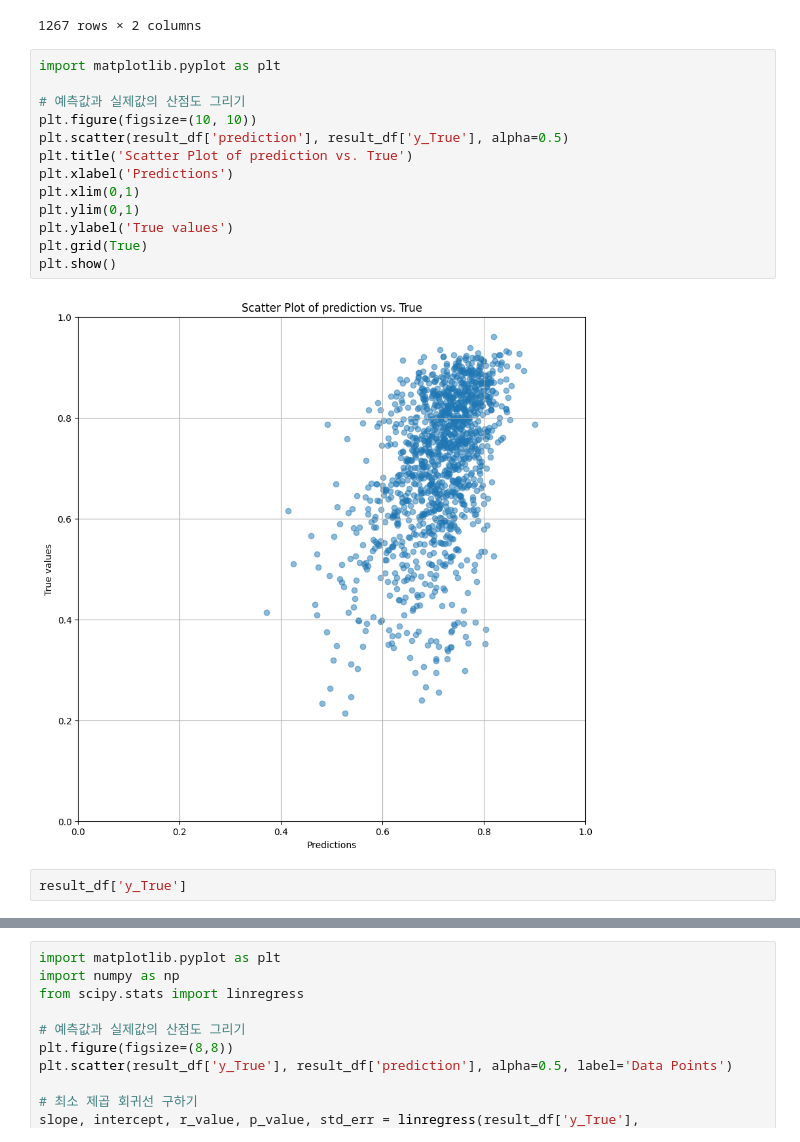
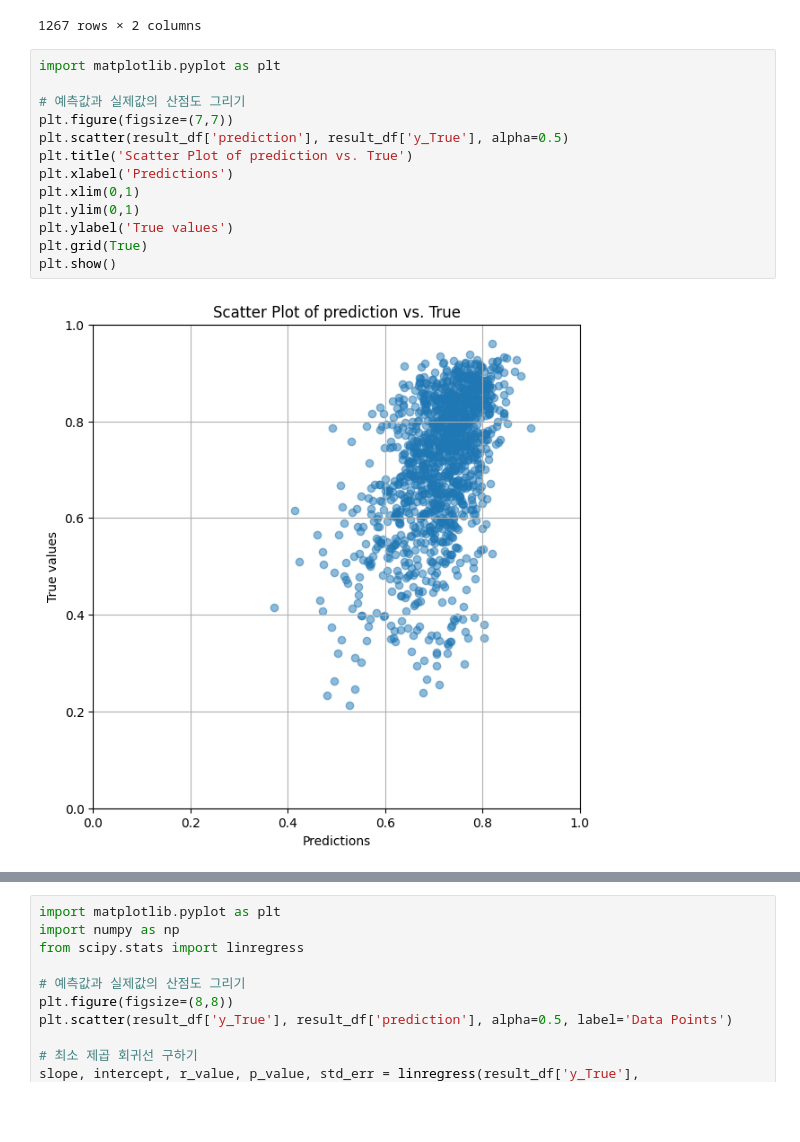
Before and after one commit to yuuhey/image_preprocessing, a Jupyter notebook: model_result_visual.ipynb, the cells around one changed output, grey strips where cells are left out. Cells and saved outputs as stored; diff of their text form; blank space fills up the shorter version.

```diff
--- a/model_result_visual.ipynb
+++ b/model_result_visual.ipynb
@@ -55,17 +55,15 @@ result_df
 # %%
 import matplotlib.pyplot as plt
 
 # 예측값과 실제값의 산점도 그리기
-plt.figure(figsize=(10, 10))
+plt.figure(figsize=(7,7))
 plt.scatter(result_df['prediction'], result_df['y_True'], alpha=0.5)
 plt.title('Scatter Plot of prediction vs. True')
 plt.xlabel('Predictions')
 plt.xlim(0,1)
 plt.ylim(0,1)
 plt.ylabel('True values')
 plt.grid(True)
 plt.show()
 # %% [output]
-[figure, old version]
+[figure, new version]
-# %%
-result_df['y_True']
```
Also changed, not shown: parts of 1 cell of this notebook, 2 other files.
